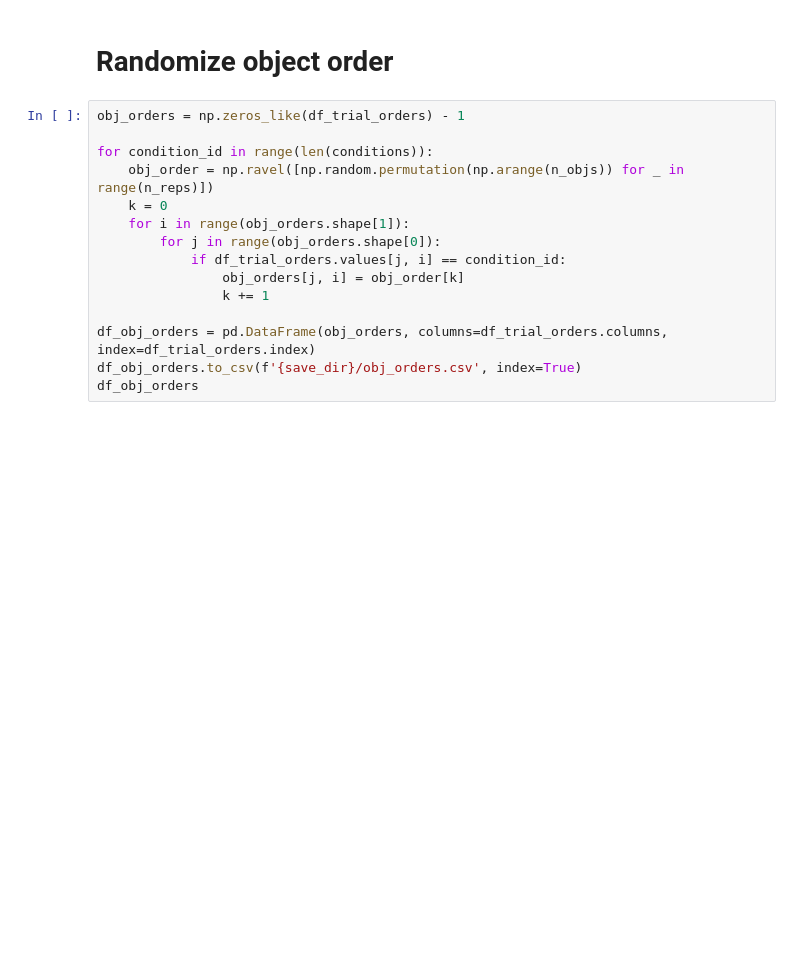
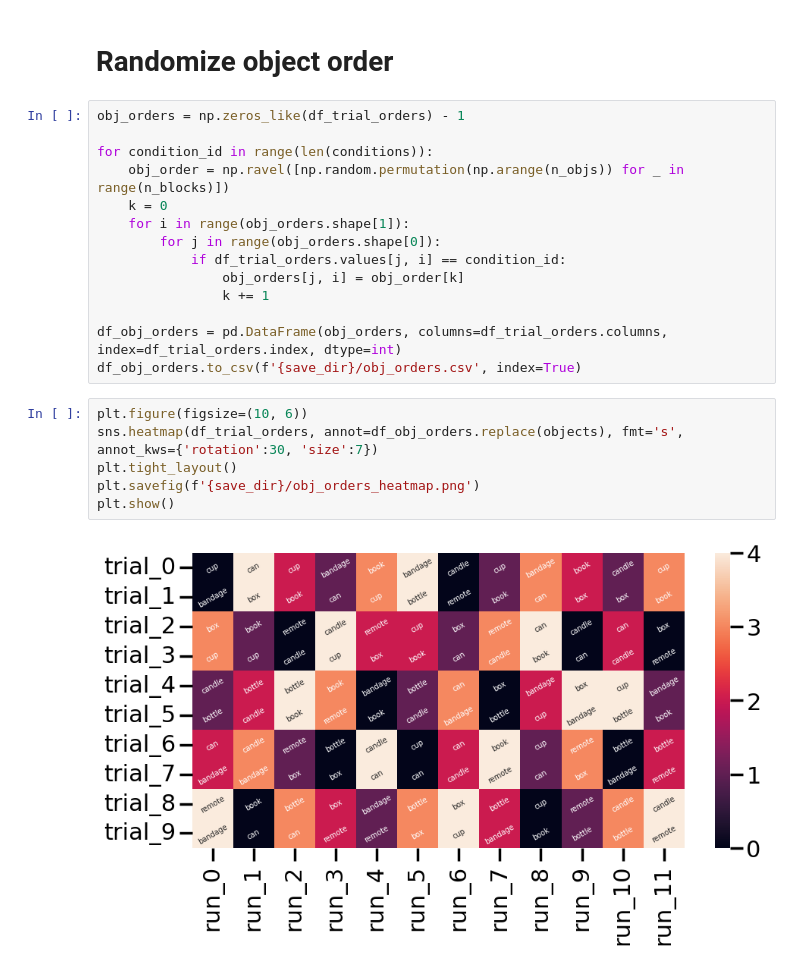
Before and after one commit to amar-enkhbat/codebook_generator, a Jupyter notebook: trial_randomizer.ipynb, the cells around one changed output. Saved outputs shown, nothing was run; the diff lists cells and outputs as text; blank space fills up the shorter version.

```diff
--- a/trial_randomizer.ipynb
+++ b/trial_randomizer.ipynb
@@ -91,7 +97,7 @@ plt.show()
 obj_orders = np.zeros_like(df_trial_orders) - 1
 
 for condition_id in range(len(conditions)):
-    obj_order = np.ravel([np.random.permutation(np.arange(n_objs)) for _ in range(n_reps)])
+    obj_order = np.ravel([np.random.permutation(np.arange(n_objs)) for _ in range(n_blocks)])
     k = 0
     for i in range(obj_orders.shape[1]):
         for j in range(obj_orders.shape[0]):
@@ -99,6 +105,13 @@ for condition_id in range(len(conditions)):
                 obj_orders[j, i] = obj_order[k]
                 k += 1
 
-df_obj_orders = pd.DataFrame(obj_orders, columns=df_trial_orders.columns, index=df_trial_orders.index)
+df_obj_orders = pd.DataFrame(obj_orders, columns=df_trial_orders.columns, index=df_trial_orders.index, dtype=int)
 df_obj_orders.to_csv(f'{save_dir}/obj_orders.csv', index=True)
-df_obj_orders
+# %%
+plt.figure(figsize=(10, 6))
+sns.heatmap(df_trial_orders, annot=df_obj_orders.replace(objects), fmt='s', annot_kws={'rotation':30, 'size':7})
+plt.tight_layout()
+plt.savefig(f'{save_dir}/obj_orders_heatmap.png')
+plt.show()
+# %% [output]
+[figure, added]
```
Also changed, not shown: parts of 6 cells of this notebook.
